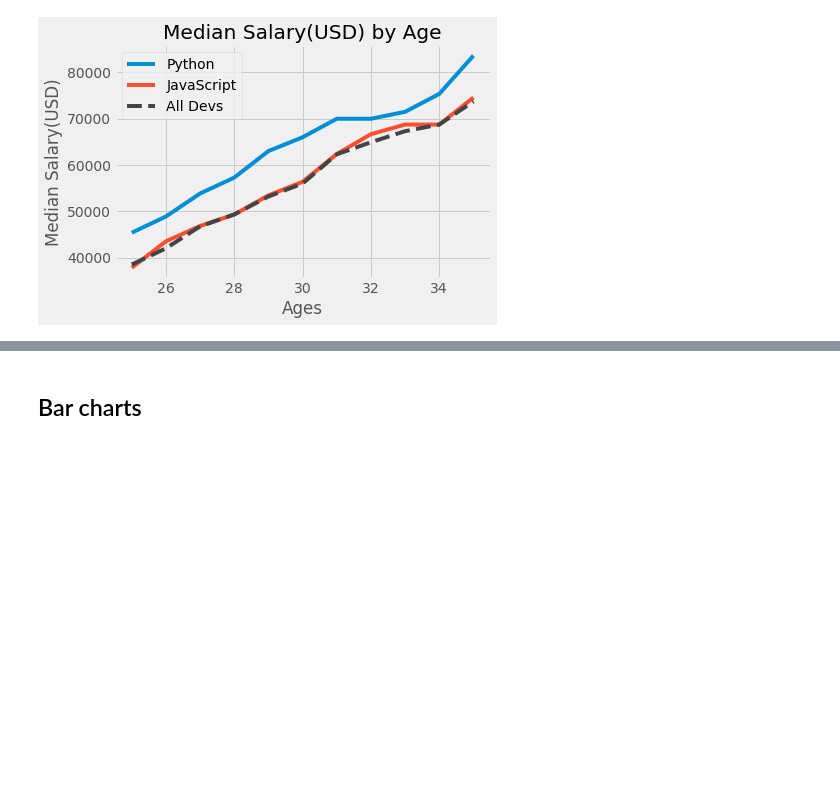
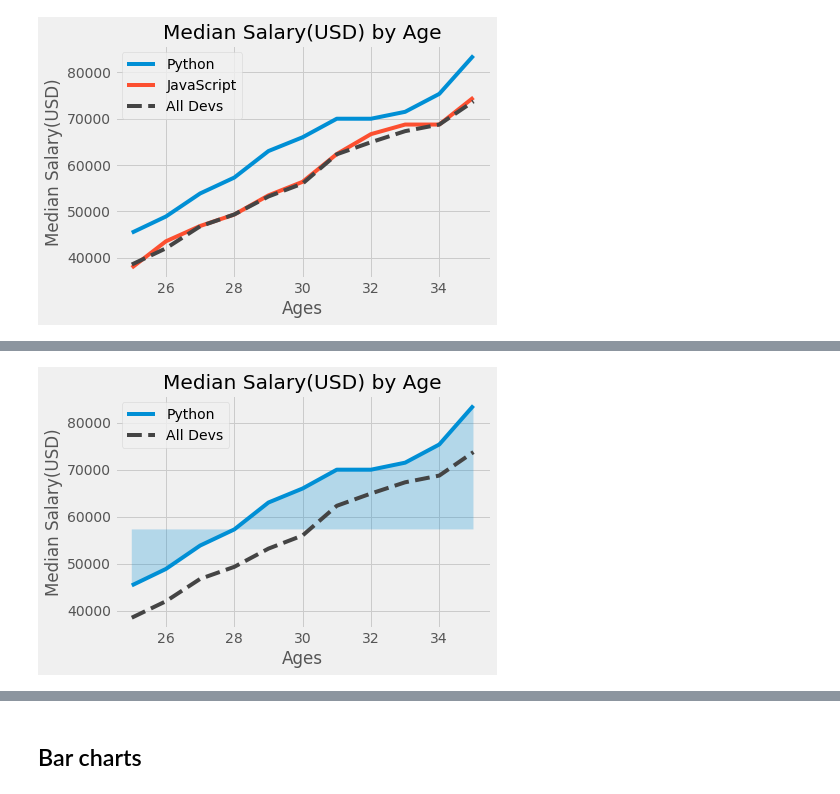
Before and after one commit to SathvikJoel/VisualizationTools, a Jupyter notebook: Viz-1.ipynb, the cells around one changed output, grey strips where cells are left out. Cells and saved outputs as stored; diff of their text form; code cells hidden in the pictures; blank space fills up the shorter version.

```diff
--- a/Viz-1.ipynb
+++ b/Viz-1.ipynb
@@ -282,0 +307,25 @@ plt.show()
+# %%
+# make it more useful with conditional threshold
+
+plt.style.use('fivethirtyeight')
+
+plt.plot(py_dev_x, py_dev_y, label = 'Python')
+
+overall_median = 57287
+
+plt.fill_between(py_dev_x, py_dev_y, overall_median,alpha = 0.25)
+# alpha tells about the transparency of the fill
+
+
+plt.plot(dev_x, dev_y, color='#444444', linestyle='--',label = 'All Devs')
+
+plt.title('Median Salary(USD) by Age')
+plt.xlabel('Ages')
+plt.ylabel('Median Salary(USD)')
+
+plt.legend()
+
+
+plt.show()
+# %% [output]
+[figure, added]
```
Also changed, not shown: parts of 27 cells of this notebook.
